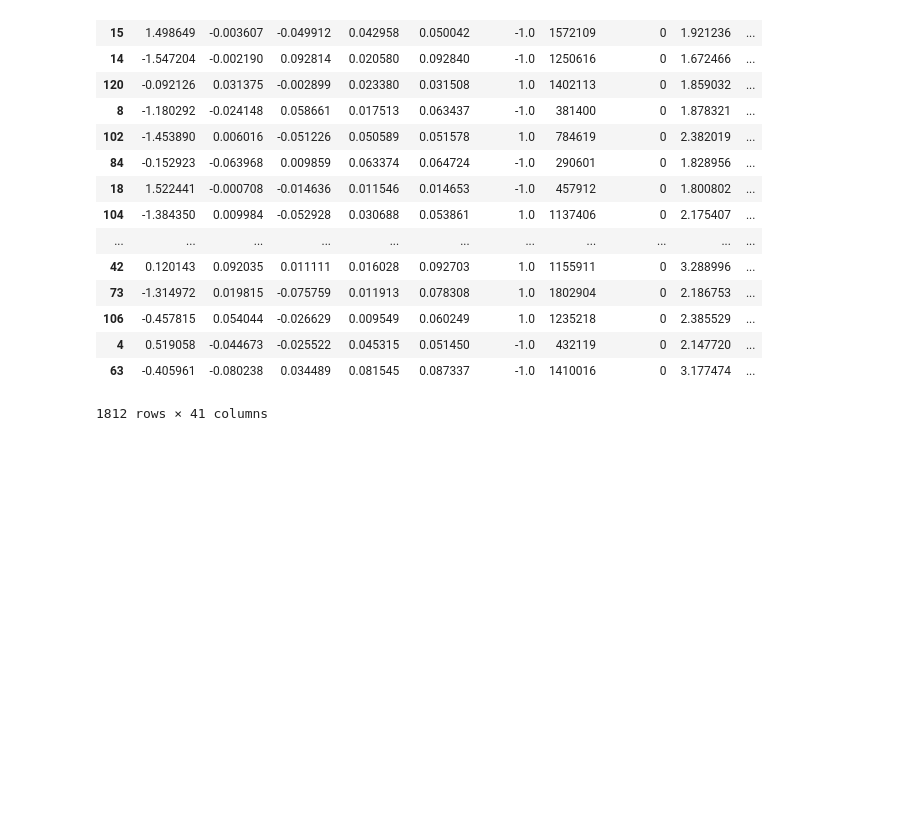
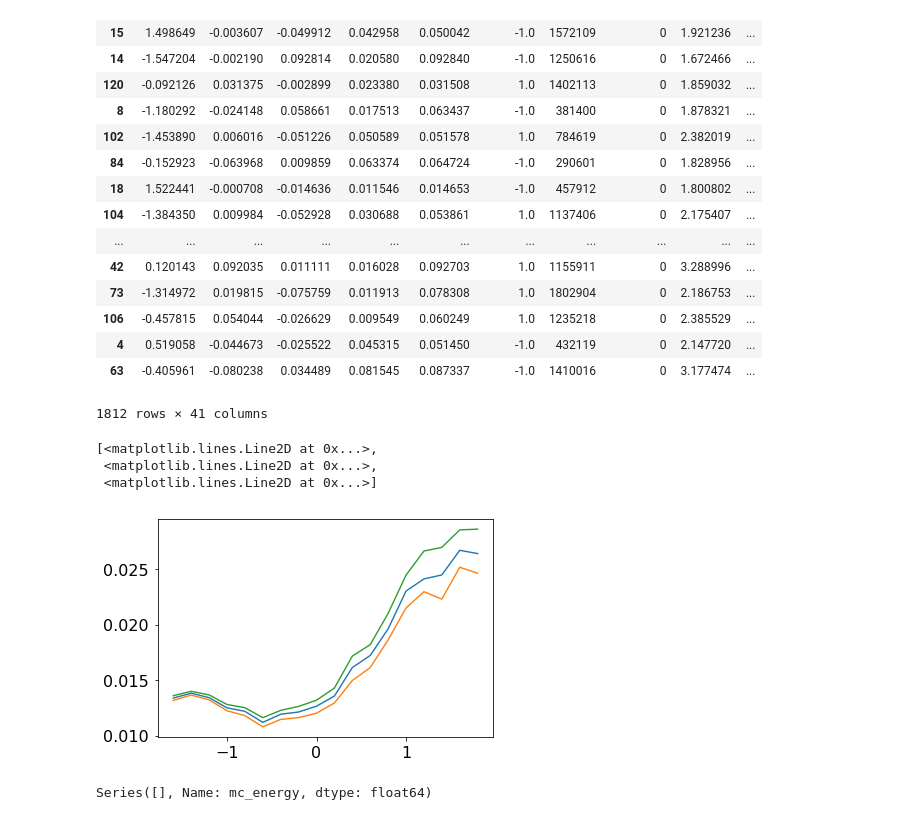
Before and after one commit to vuillaut/gammaboard, a Jupyter notebook: dashboard.ipynb, the cells around one changed output. Drawn from its saved outputs; the diff is of its cells as text; code cells hidden in the pictures; blank space fills up the shorter version.

Commit message:
more tests on interactive graphs

```diff
--- a/dashboard.ipynb
+++ b/dashboard.ipynb
@@ -7,8 +7,8 @@ import warnings
 warnings.filterwarnings("ignore")
 # %%
 import gammaboard as gabo
-gb = gabo.GammaBoard('/Users/thomas/Work/CTA/Data/experiments/', site='south', ref='performances') # ref can also be None or 'requirements'
-# gb = gabo.GammaBoard('/home/mikael/lst_bootcamp_gl_data/')
+gb = gabo.GammaBoard('/Users/thomasvuillaume/Work/GammaLearn/experiments/', site='south', ref='performances')
+# ref can also be None or 'requirements'
 # %% [output]
 [interactive output not drawn]
 [interactive output not drawn]
@@ -65,3 +62,19 @@ exp.data[filter]
 1812 rows × 41 columns
 # %%
 exp.mask = np.ones(len(exp.data), dtype=bool)
+# %%
+E, R = ctaplot.ana.angular_resolution_per_energy(exp.data[exp.mask].reco_altitude,
+                                         exp.data[exp.mask].reco_azimuth,
+                                         exp.data[exp.mask].mc_altitude,
+                                         exp.data[exp.mask].mc_azimuth,
+                                         exp.data[exp.mask].mc_energy,)
+plt.plot(np.log10(E[:-1]), R)
+# %% [output]
+[<matplotlib.lines.Line2D at 0x...>,
+ <matplotlib.lines.Line2D at 0x...>,
+ <matplotlib.lines.Line2D at 0x...>]
+[figure, added]
+# %%
+exp.data[exp.mask].mc_energy
+# %% [output]
+Series([], Name: mc_energy, dtype: float64)
```
Also changed, not shown: parts of 34 cells of this notebook, 1 other file.
